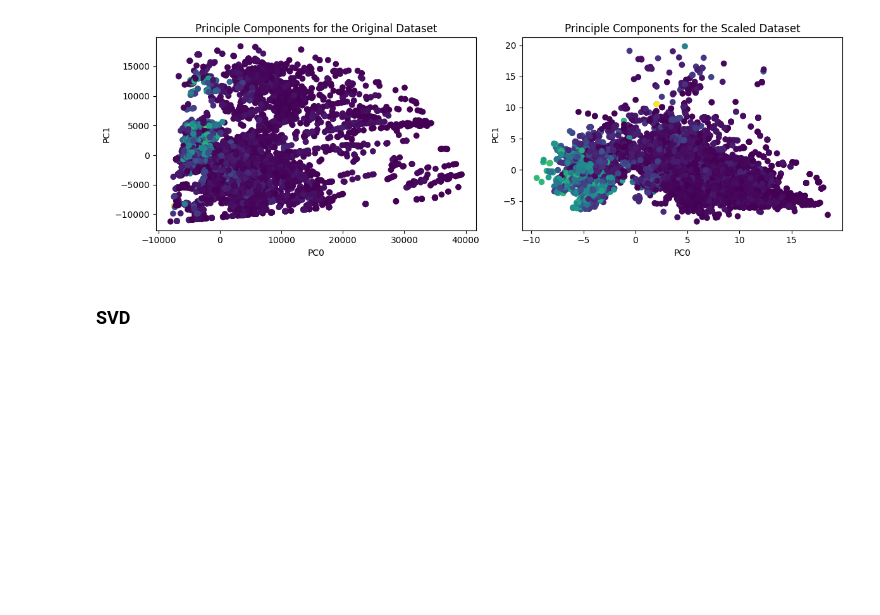
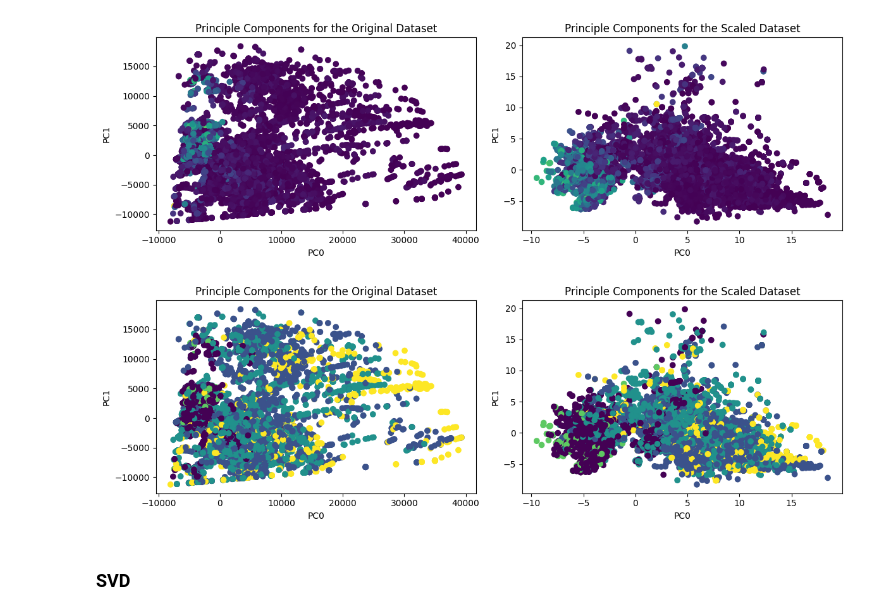
Before and after one commit to joelpoliveira/DataMiningCourse, a Jupyter notebook: Projeto/HA_1/main_Joel.ipynb, the cells around one changed output. Cells and saved outputs as stored; diff of their text form; code cells hidden in the pictures; blank space fills up the shorter version.

Commit message:
more tests

```diff
--- a/Projeto/HA_1/main_Joel.ipynb
+++ b/Projeto/HA_1/main_Joel.ipynb
@@ -467,6 +505,9 @@ X = df.drop(columns=["critical_temp_y", "critical_temp_x", "material"])
 y = df.critical_temp_x
 # %%
 X_train, X_test, y_train, y_test = train_test_split(X, y, test_size=0.1, random_state=22)
+enc = LabelEncoder().fit(y_train.apply(to_class))
+y_train_class = enc.transform(y_train.apply(to_class))
+y_test_class = enc.transform(y_test.apply(to_class))
 # %% [markdown]
 ## Objective 1 - Dimensionality Reduction
 # %% [markdown]
@@ -501,6 +542,14 @@ plot(X_train_scaled_reduced[:,0], X_train_scaled_reduced[:, 1], y_train, ax[1],
 f.tight_layout()
 # %% [output]
 [figure]
+# %%
+f, ax = plt.subplots(1,2, figsize=(12,4))
+
+plot(X_train_reduced[:,0], X_train_reduced[:, 1], y_train_class, ax[0], "PC0", "PC1", "Principle Components for the Original Dataset")
+plot(X_train_scaled_reduced[:,0], X_train_scaled_reduced[:, 1], y_train_class, ax[1], "PC0", "PC1", "Principle Components for the Scaled Dataset")
+f.tight_layout()
+# %% [output]
+[figure, added]
 # %% [markdown]
 ### SVD
 # %%
```
Also changed, not shown: parts of 15 cells of this notebook.
